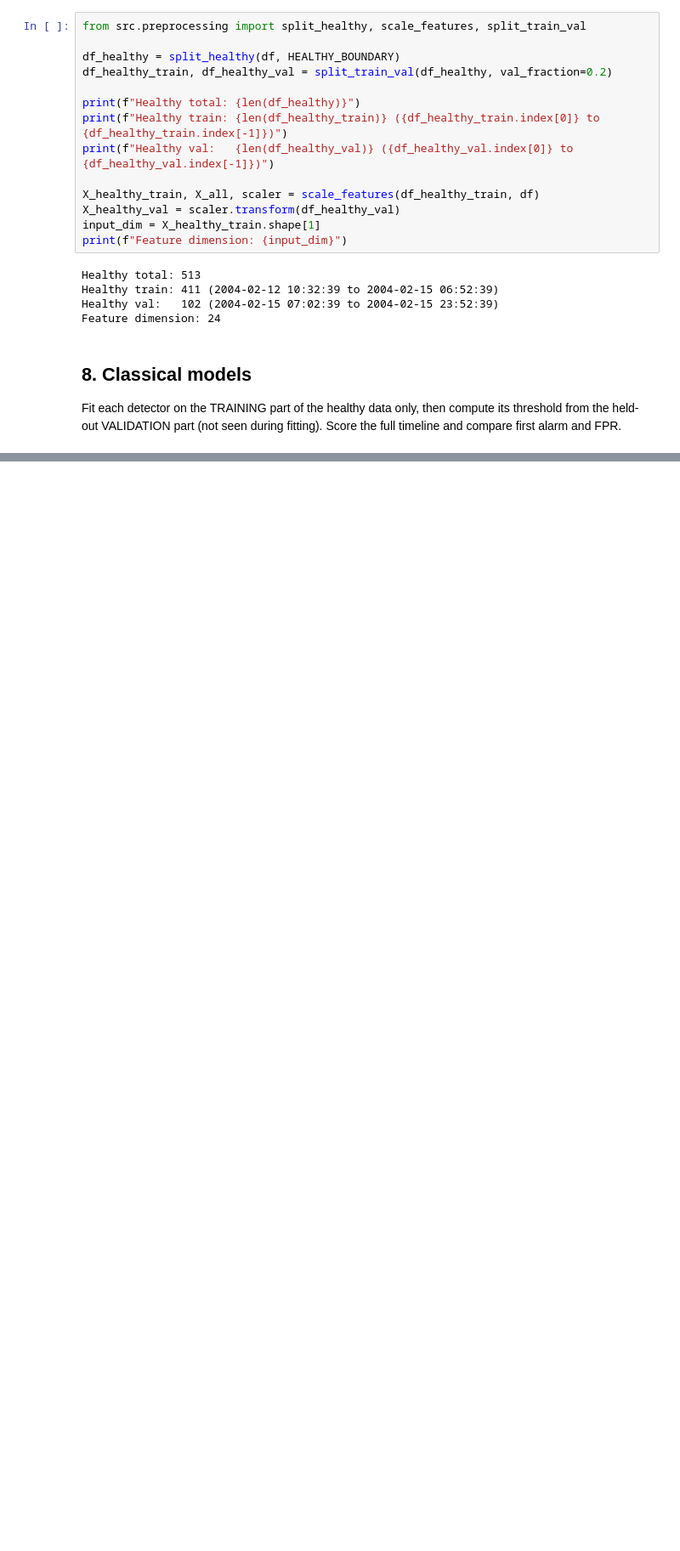
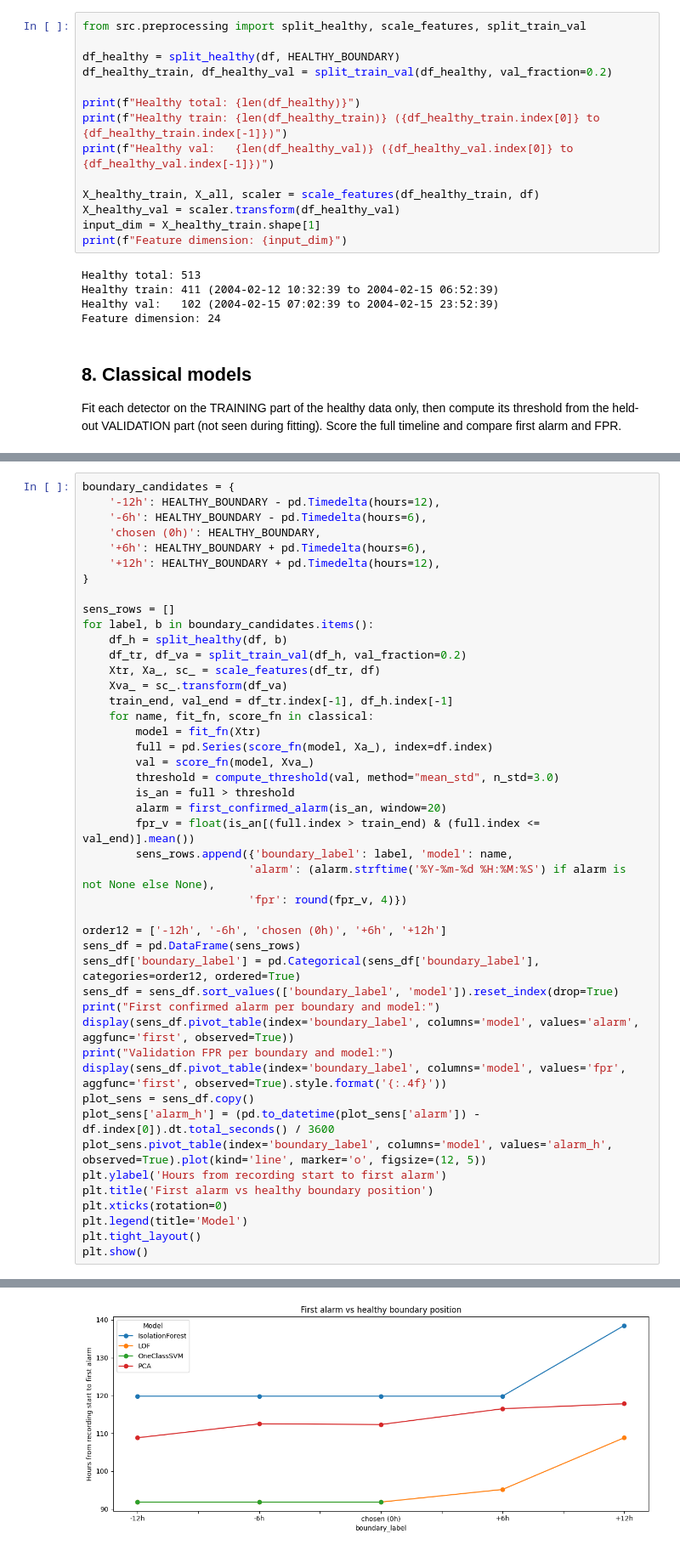
Before and after one commit to maidabiber/anomaly-detection-thesis, a Jupyter notebook: notebooks/analyze_2nd_test.ipynb, the cells around one changed output, grey strips where cells are left out. Shown at 85% size. Cells and saved outputs as stored; diff of their text form; blank space fills up the shorter version.

```diff
--- a/notebooks/analyze_2nd_test.ipynb
+++ b/notebooks/analyze_2nd_test.ipynb
@@ -270,0 +478,46 @@ PCA: threshold=0.08212  first_alarm=2004-02-17 02:52:39  FPR=0.0273
+# %%
+boundary_candidates = {
+    '-12h': HEALTHY_BOUNDARY - pd.Timedelta(hours=12),
+    '-6h': HEALTHY_BOUNDARY - pd.Timedelta(hours=6),
+    'chosen (0h)': HEALTHY_BOUNDARY,
+    '+6h': HEALTHY_BOUNDARY + pd.Timedelta(hours=6),
+    '+12h': HEALTHY_BOUNDARY + pd.Timedelta(hours=12),
+}
+
+sens_rows = []
+for label, b in boundary_candidates.items():
+    df_h = split_healthy(df, b)
+    df_tr, df_va = split_train_val(df_h, val_fraction=0.2)
+    Xtr, Xa_, sc_ = scale_features(df_tr, df)
+    Xva_ = sc_.transform(df_va)
+    train_end, val_end = df_tr.index[-1], df_h.index[-1]
+    for name, fit_fn, score_fn in classical:
+        model = fit_fn(Xtr)
+        full = pd.Series(score_fn(model, Xa_), index=df.index)
+        val = score_fn(model, Xva_)
+        threshold = compute_threshold(val, method="mean_std", n_std=3.0)
+        is_an = full > threshold
+        alarm = first_confirmed_alarm(is_an, window=20)
+        fpr_v = float(is_an[(full.index > train_end) & (full.index <= val_end)].mean())
+        sens_rows.append({'boundary_label': label, 'model': name,
+                         'alarm': (alarm.strftime('%Y-%m-%d %H:%M:%S') if alarm is not None else None),
+                         'fpr': round(fpr_v, 4)})
+
+order12 = ['-12h', '-6h', 'chosen (0h)', '+6h', '+12h']
+sens_df = pd.DataFrame(sens_rows)
+sens_df['boundary_label'] = pd.Categorical(sens_df['boundary_label'], categories=order12, ordered=True)
+sens_df = sens_df.sort_values(['boundary_label', 'model']).reset_index(drop=True)
+print("First confirmed alarm per boundary and model:")
+display(sens_df.pivot_table(index='boundary_label', columns='model', values='alarm', aggfunc='first', observed=True))
+print("Validation FPR per boundary and model:")
+display(sens_df.pivot_table(index='boundary_label', columns='model', values='fpr', aggfunc='first', observed=True).style.format('{:.4f}'))
+plot_sens = sens_df.copy()
+plot_sens['alarm_h'] = (pd.to_datetime(plot_sens['alarm']) - df.index[0]).dt.total_seconds() / 3600
+plot_sens.pivot_table(index='boundary_label', columns='model', values='alarm_h', observed=True).plot(kind='line', marker='o', figsize=(12, 5))
+plt.ylabel('Hours from recording start to first alarm')
+plt.title('First alarm vs healthy boundary position')
+plt.xticks(rotation=0)
+plt.legend(title='Model')
+plt.tight_layout()
+plt.show()
+# %% [output]
@@ -270,0 +540 @@ PCA: threshold=0.08212  first_alarm=2004-02-17 02:52:39  FPR=0.0273
+[figure, added]
```
Also changed, not shown: parts of 12 cells of this notebook.
